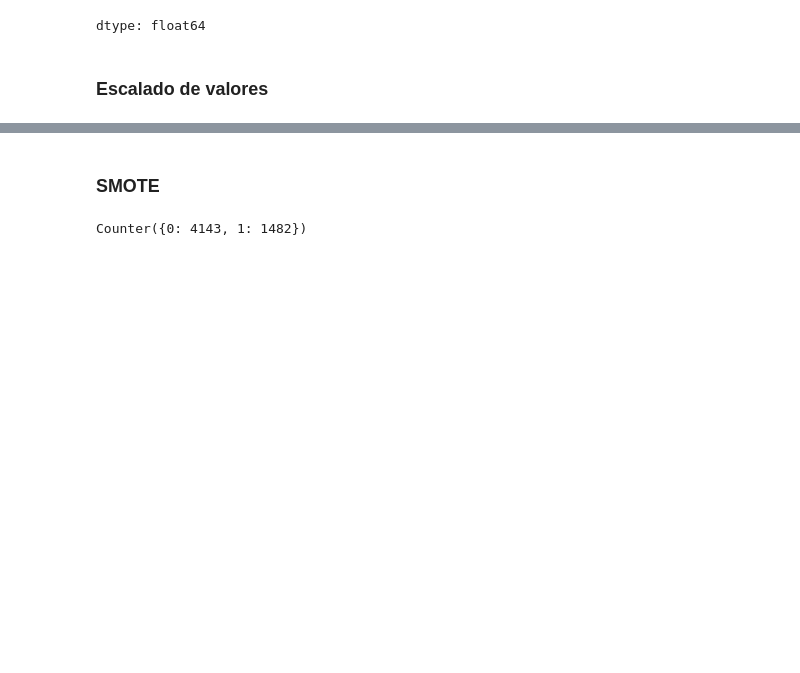
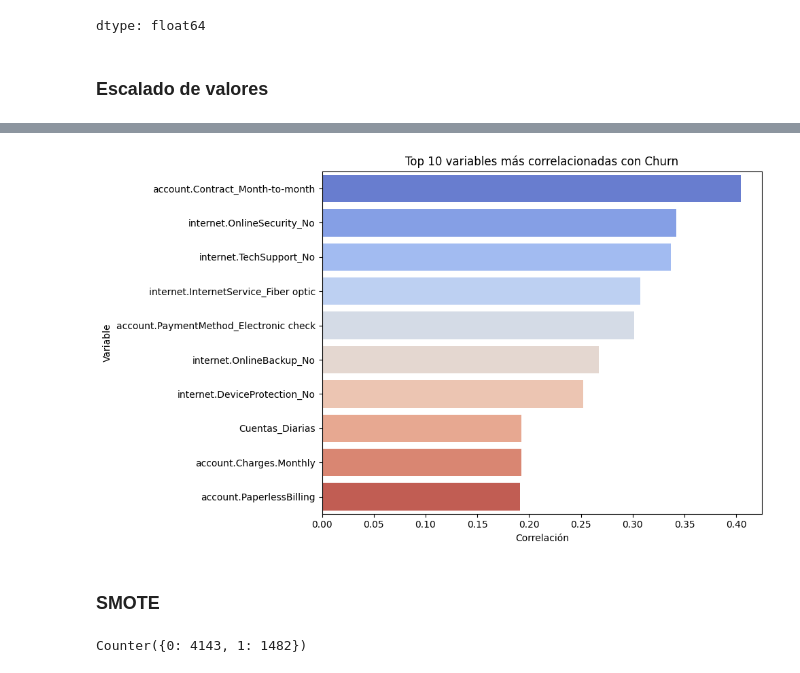
Before and after one commit to Alexsinator/Challenge_Alura_Store_Alex, a Jupyter notebook: TelecomX_LATAM_Parte_2.ipynb, the cells around one changed output, grey strips where cells are left out. Drawn from its saved outputs; the diff is of its cells as text; code cells hidden in the pictures; blank space fills up the shorter version.

```diff
--- a/TelecomX_LATAM_Parte_2.ipynb
+++ b/TelecomX_LATAM_Parte_2.ipynb
@@ -421,3 +503,20 @@ X_test_scaled.loc[:,columnas_valores_altos] = X_test_escalado
+# %%
+correlaciones = df.corr(numeric_only=True)['Churn'].sort_values(ascending=False)
+
+# Seleccionamos las top 10 (excluyendo Churn=1.0 en sí)
+correlaciones_top = correlaciones[1:11]
+
+# Graficamos
+plt.figure(figsize=(10, 6))
+sns.barplot(x=correlaciones_top.values, y=correlaciones_top.index, palette='coolwarm')
+plt.title('Top 10 variables más correlacionadas con Churn')
+plt.xlabel('Correlación')
+plt.ylabel('Variable')
+plt.grid(False)
+plt.tight_layout()
+plt.show()
+# %% [output]
+[figure, added]
 # %% [markdown]
 ### SMOTE
 # %%
```
Also changed, not shown: parts of 17 cells of this notebook.
